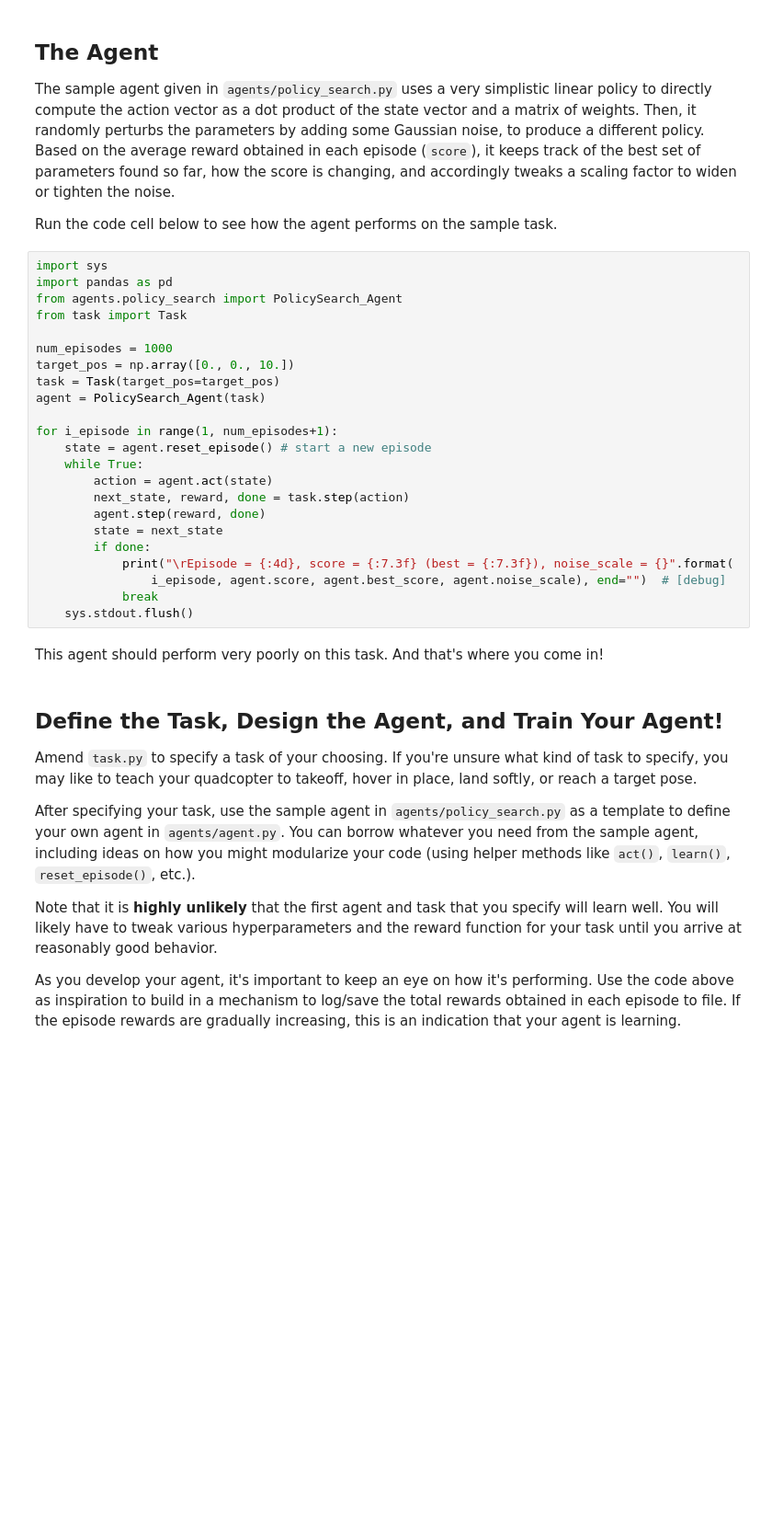
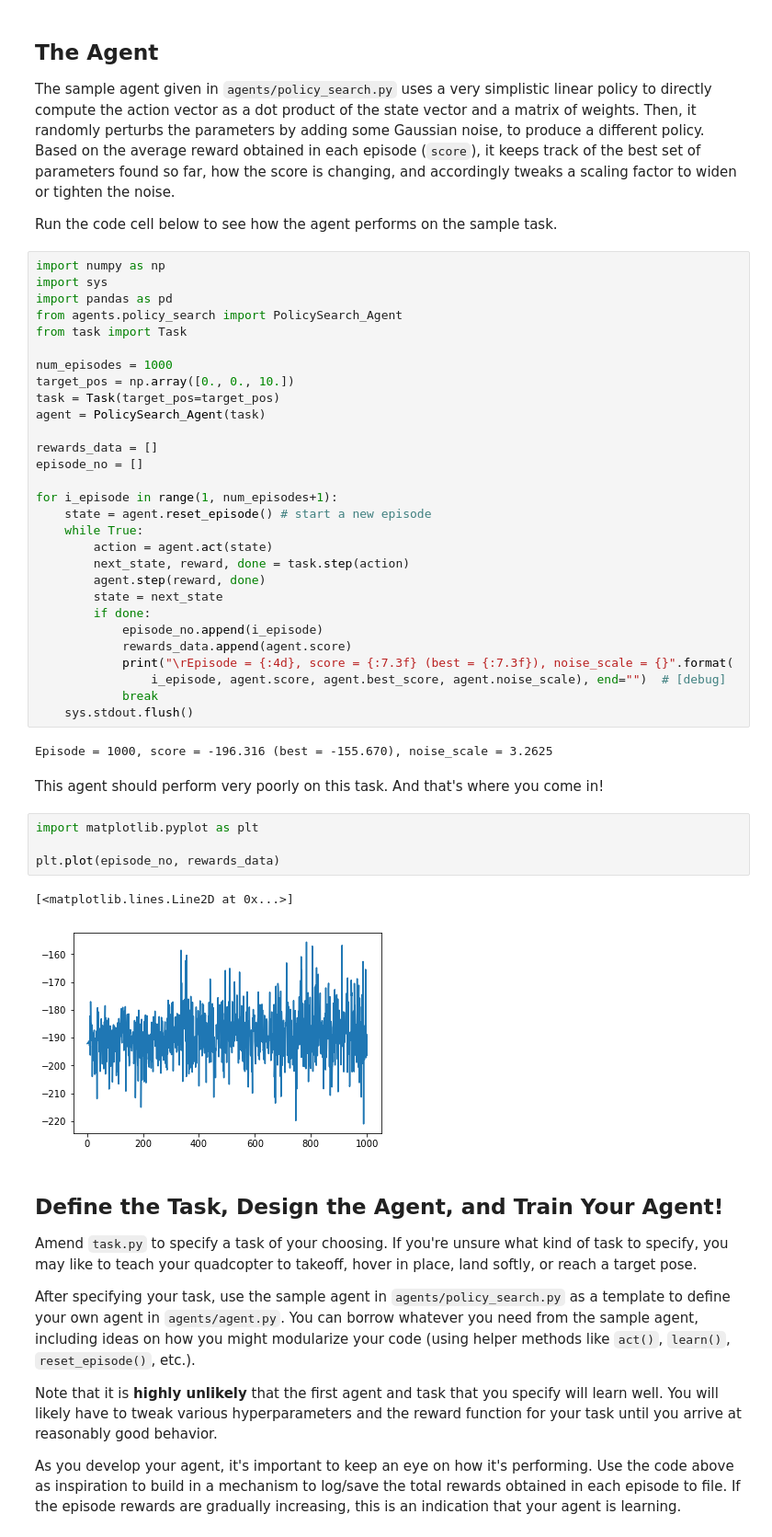
Before and after one commit to neelanshsahai/Quadcopter-Project, a Jupyter notebook: Quadcopter_Project.ipynb, the cells around one changed output. Shown at 92% size. Saved outputs shown, nothing was run; the diff lists cells and outputs as text; blank space fills up the shorter version.

```diff
--- a/Quadcopter_Project.ipynb
+++ b/Quadcopter_Project.ipynb
@@ -175,6 +175,7 @@ The sample agent given in `agents/policy_search.py` uses a very simplistic linea
 
 Run the code cell below to see how the agent performs on the sample task.
 # %%
+import numpy as np
 import sys
 import pandas as pd
 from agents.policy_search import PolicySearch_Agent
@@ -185,6 +186,9 @@ target_pos = np.array([0., 0., 10.])
 task = Task(target_pos=target_pos)
 agent = PolicySearch_Agent(task)
 
+rewards_data = []
+episode_no = []
+
 for i_episode in range(1, num_episodes+1):
     state = agent.reset_episode() # start a new episode
     while True:
@@ -193,12 +197,23 @@ for i_episode in range(1, num_episodes+1):
         agent.step(reward, done)
         state = next_state
         if done:
+            episode_no.append(i_episode)
+            rewards_data.append(agent.score)
             print("\rEpisode = {:4d}, score = {:7.3f} (best = {:7.3f}), noise_scale = {}".format(
                 i_episode, agent.score, agent.best_score, agent.noise_scale), end="")  # [debug]
             break
     sys.stdout.flush()
+# %% [output]
+Episode = 1000, score = -196.316 (best = -155.670), noise_scale = 3.2625
 # %% [markdown]
 This agent should perform very poorly on this task.  And that's where you come in!
+# %%
+import matplotlib.pyplot as plt
+
+plt.plot(episode_no, rewards_data)
+# %% [output]
+[<matplotlib.lines.Line2D at 0x...>]
+[figure, added]
 # %% [markdown]
 ## Define the Task, Design the Agent, and Train Your Agent!
 
```
Also changed, not shown: parts of 15 cells of this notebook, 6 other files.
